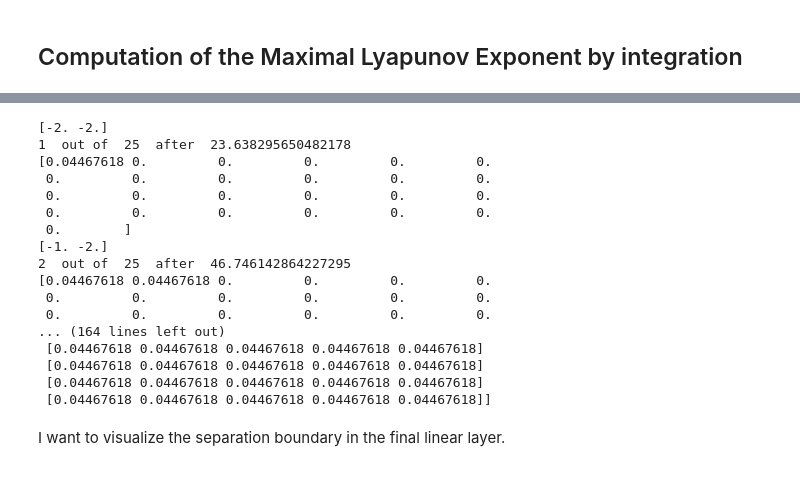
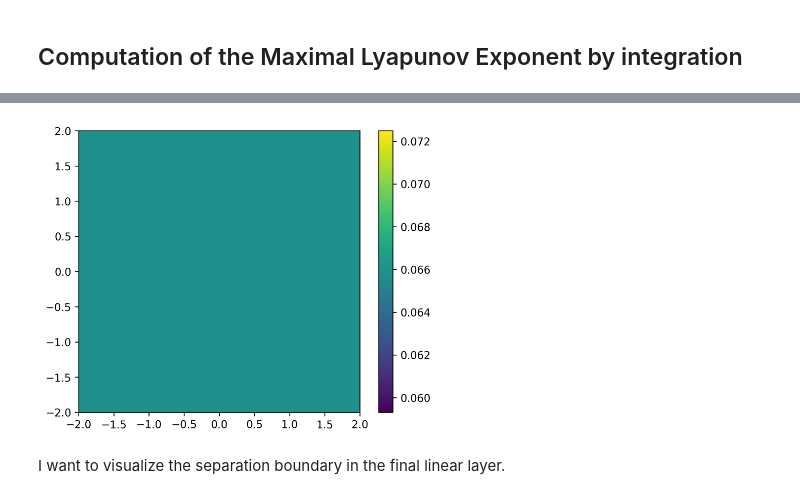
Before and after one commit to elenaquei/TUM_nODE, a Jupyter notebook: MLE Jacobian computation.ipynb, the cells around one changed output, grey strips where cells are left out. Drawn from its saved outputs; the diff is of its cells as text; code cells hidden in the pictures.

Commit message:
new way to compute Lyap exp - improved stability!

```diff
--- a/MLE Jacobian computation.ipynb
+++ b/MLE Jacobian computation.ipynb
@@ -229 +252,27 @@ def local_FTLE(node, x, integration_time, dt = 0.1):
     return np.max(lyap_exp.eigenvalues)
+# %%
+import time
+
+# sanity check:
+l = local_FTLE(anode, np.array([0.1,-0.5]), 1, 0.1)
+
+x_amount = 10
+integration_time = T
+dt = 0.1
+
+x = np.linspace(-2,2,x_amount)
+y = np.linspace(-2,2,x_amount)
+X, Y = np.meshgrid(x, y)
+XY = np.array([X.flatten(), Y.flatten()])
+
+lyap = np.zeros(x_amount**2)
+start_time = time.time()
+for i in range(x_amount**2):
+    # print(XY[:,i])
+    lyap[i] = local_FTLE(anode, XY[:,i], integration_time, dt)
+    iteration_time = time.time() - start_time
+    if np.mod(i, 10) == 0:
+        print(i+1,' out of ', x_amount**2, ' after ', iteration_time)
+    # print(lyap)
+lyap = np.reshape(lyap, (x_amount,x_amount))
+print(lyap)
@@ -269,54 +342,17 @@ Lyap exps =  [ 1.57641867 -1.61921559]
-# %%
-import time
-
-x_amount = 5
-integration_time = T
-dt = 0.1
-
-x = np.linspace(-2,2,x_amount)
-y = np.linspace(-2,2,x_amount)
-X, Y = np.meshgrid(x, y)
-XY = np.array([X.flatten(), Y.flatten()])
-
-lyap = np.zeros(x_amount**2)
-start_time = time.time()
-for i in range(x_amount**2):
-    print(XY[:,i])
-    lyap[i] = local_FTLE(anode, XY[:,i], integration_time, dt)
-    iteration_time = time.time() - start_time
-    print(i+1,' out of ', x_amount**2, ' after ', iteration_time)
-    print(lyap)
-lyap = np.reshape(lyap, (x_amount,x_amount))
-print(lyap)
-# %% [output]
-[-2. -2.]
-1  out of  25  after  23.638295650482178
-[0.04467618 0.         0.         0.         0.         0.
- 0.         0.         0.         0.         0.         0.
- 0.         0.         0.         0.         0.         0.
- 0.         0.         0.         0.         0.         0.
- 0.        ]
-[-1. -2.]
-2  out of  25  after  46.746142864227295
-[0.04467618 0.04467618 0.         0.         0.         0.
- 0.         0.         0.         0.         0.         0.
- 0.         0.         0.         0.         0.         0.
-... (164 lines left out)
- [0.04467618 0.04467618 0.04467618 0.04467618 0.04467618]
- [0.04467618 0.04467618 0.04467618 0.04467618 0.04467618]
- [0.04467618 0.04467618 0.04467618 0.04467618 0.04467618]
- [0.04467618 0.04467618 0.04467618 0.04467618 0.04467618]]
 # %%
 # Create heatmap using imshow
+from IPython.display import Image
 anodeimg = plt.imshow(np.rot90(lyap), origin='upper', extent=(-2, 2, -2, 2), cmap='viridis')
 vmin, vmax = anodeimg.get_clim()
 plt.colorbar()  # Show color scale
 plt.savefig('MLE_analytic.png',bbox_inches='tight', dpi=300, format='png', facecolor = 'white')
 plt.close()
 
-img1 = Image(filename = fig_name_base + '.png', width = 400)
+img1 = Image('MLE_analytic.png', width = 400)
 
 display(img1)
+# %% [output]
+[figure, added]
 # %%
 from plots.gifs import trajectory_gif
 
```
Also changed, not shown: parts of 8 cells of this notebook.
